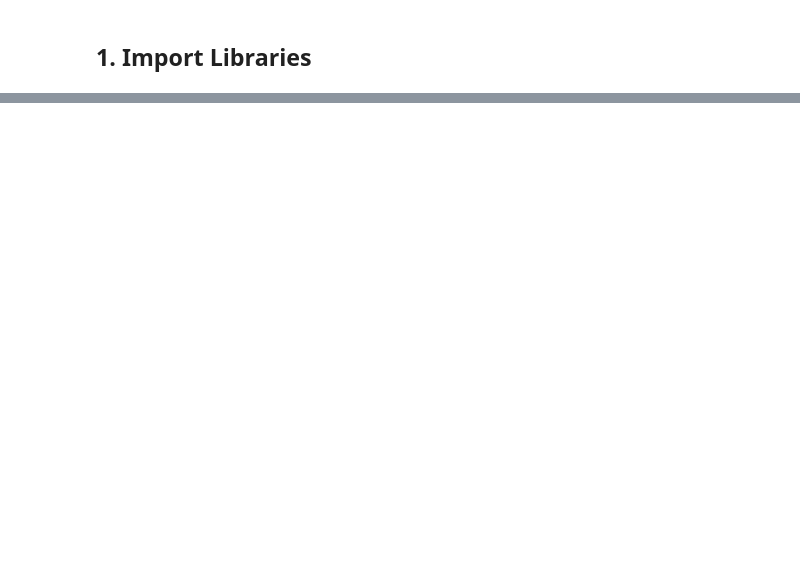
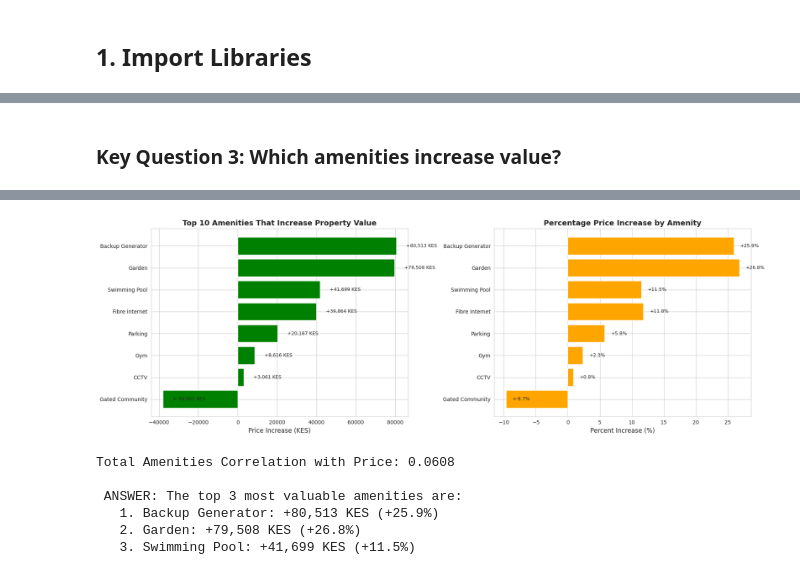
Before and after one commit to shadrack-kimaau/Nairobi-House-Prediction, a Jupyter notebook: notebooks/day3_eda_baseline.ipynb, the cells around one changed output, grey strips where cells are left out. Cells and saved outputs as stored; diff of their text form; code cells hidden in the pictures; blank space fills up the shorter version.

```diff
--- a/notebooks/day3_eda_baseline.ipynb
+++ b/notebooks/day3_eda_baseline.ipynb
@@ -76,0 +234,72 @@
+# %% [markdown]
+### Key Question 3: Which amenities increase value?
+# %%
+# Analyze impact of amenities on price
+amenity_cols = [col for col in df.columns if col.startswith('Has_')]
+
+print("=" * 70)
+print("AMENITY IMPACT ON PRICE")
+print("=" * 70)
+
+amenity_impact = []
+
+for amenity in amenity_cols:
+    with_amenity = df[df[amenity] == 1]['Price (KES)'].mean()
+    without_amenity = df[df[amenity] == 0]['Price (KES)'].mean()
+    difference = with_amenity - without_amenity
+    percent_increase = (difference / without_amenity) * 100
+
+    amenity_impact.append({
+        'Amenity': amenity.replace('Has_', '').replace('_', ' '),
+        'With_Amenity': with_amenity,
+        'Without_Amenity': without_amenity,
+        'Price_Difference': difference,
+        'Percent_Increase': percent_increase,
+        'Count_With': df[amenity].sum()
+    })
+
+amenity_df = pd.DataFrame(amenity_impact).sort_values('Price_Difference', ascending=False)
+
+print("\nTop 10 Most Valuable Amenities:")
+print(amenity_df[['Amenity', 'Price_Difference', 'Percent_Increase', 'Count_With']].head(10).to_string(index=False))
+
+# Visualize top amenities
+fig, axes = plt.subplots(1, 2, figsize=(18, 6))
+
+# Top 10 amenities by price impact
+top_10_amenities = amenity_df.head(10)
+axes[0].barh(range(len(top_10_amenities)), top_10_amenities['Price_Difference'], color='green')
+axes[0].set_yticks(range(len(top_10_amenities)))
+axes[0].set_yticklabels(top_10_amenities['Amenity'])
+axes[0].set_xlabel('Price Increase (KES)', fontsize=12)
+axes[0].set_title('Top 10 Amenities That Increase Property Value', fontsize=14, fontweight='bold')
+axes[0].invert_yaxis()
+
+# Add value labels
+for i, v in enumerate(top_10_amenities['Price_Difference']):
+    axes[0].text(v + 5000, i, f'+{v:,.0f} KES', va='center', fontsize=9)
+
+# Percent increase
+axes[1].barh(range(len(top_10_amenities)), top_10_amenities['Percent_Increase'], color='orange')
+axes[1].set_yticks(range(len(top_10_amenities)))
+axes[1].set_yticklabels(top_10_amenities['Amenity'])
+axes[1].set_xlabel('Percent Increase (%)', fontsize=12)
+axes[1].set_title('Percentage Price Increase by Amenity', fontsize=14, fontweight='bold')
+axes[1].invert_yaxis()
+
+# Add value labels
+for i, v in enumerate(top_10_amenities['Percent_Increase']):
+    axes[1].text(v + 1, i, f'+{v:.1f}%', va='center', fontsize=9)
+
+plt.tight_layout()
+plt.show()
+
+# Also check Total_Amenities correlation
+total_amenities_corr = df[['Total_Amenities', 'Price (KES)']].corr().iloc[0, 1]
+print(f"\nTotal Amenities Correlation with Price: {total_amenities_corr:.4f}")
+
+print(f"\n ANSWER: The top 3 most valuable amenities are:")
+print(f"   1. {top_10_amenities.iloc[0]['Amenity']}: +{top_10_amenities.iloc[0]['Price_Difference']:,.0f} KES (+{top_10_amenities.iloc[0]['Percent_Increase']:.1f}%)")
+print(f"   2. {top_10_amenities.iloc[1]['Amenity']}: +{top_10_amenities.iloc[1]['Price_Difference']:,.0f} KES (+{top_10_amenities.iloc[1]['Percent_Increase']:.1f}%)")
+print(f"   3. {top_10_amenities.iloc[2]['Amenity']}: +{top_10_amenities.iloc[2]['Price_Difference']:,.0f} KES (+{top_10_amenities.iloc[2]['Percent_Increase']:.1f}%)")
+# %% [output]
@@ -76,0 +320,7 @@
+[figure, added]
+Total Amenities Correlation with Price: 0.0608
+
+ ANSWER: The top 3 most valuable amenities are:
+   1. Backup Generator: +80,513 KES (+25.9%)
+   2. Garden: +79,508 KES (+26.8%)
+   3. Swimming Pool: +41,699 KES (+11.5%)
```
Also changed, not shown: parts of 52 cells of this notebook.
